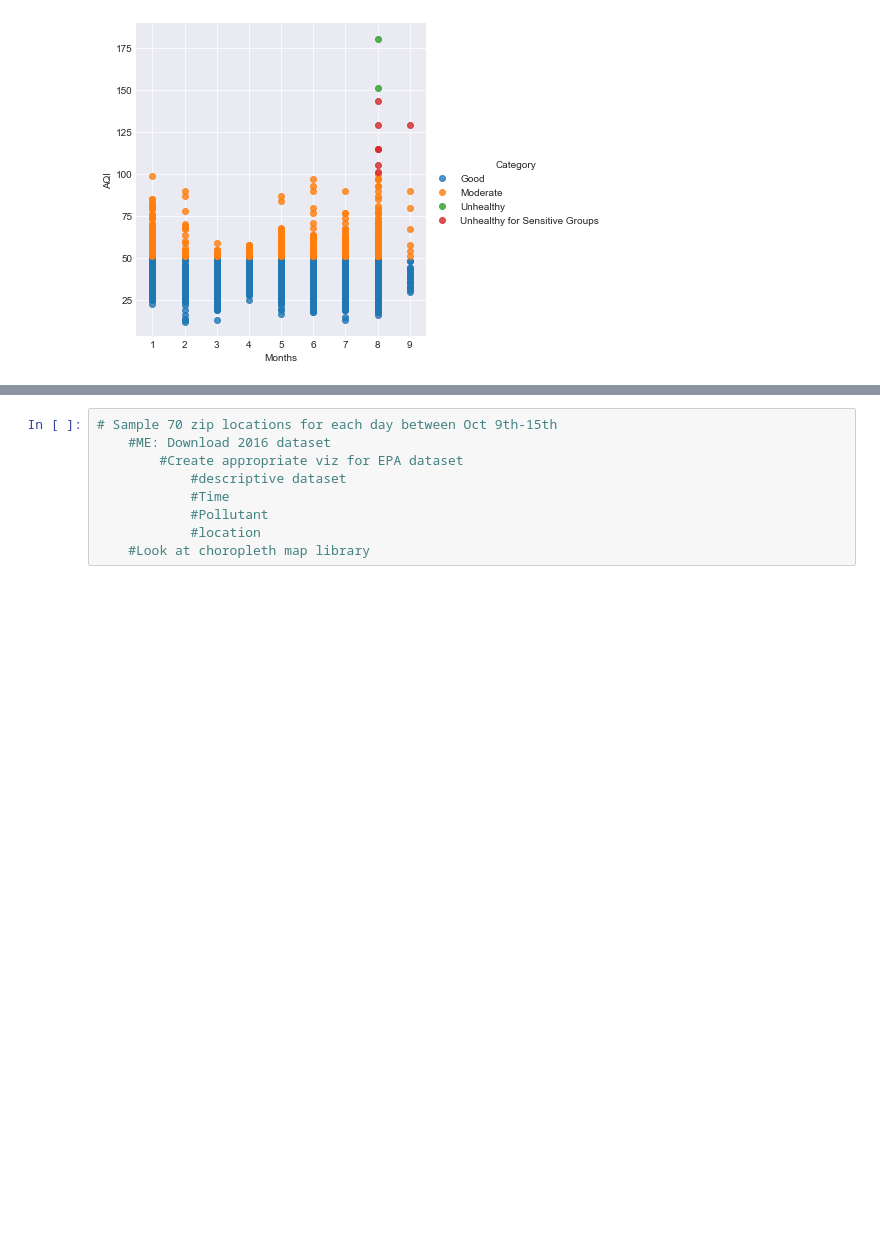
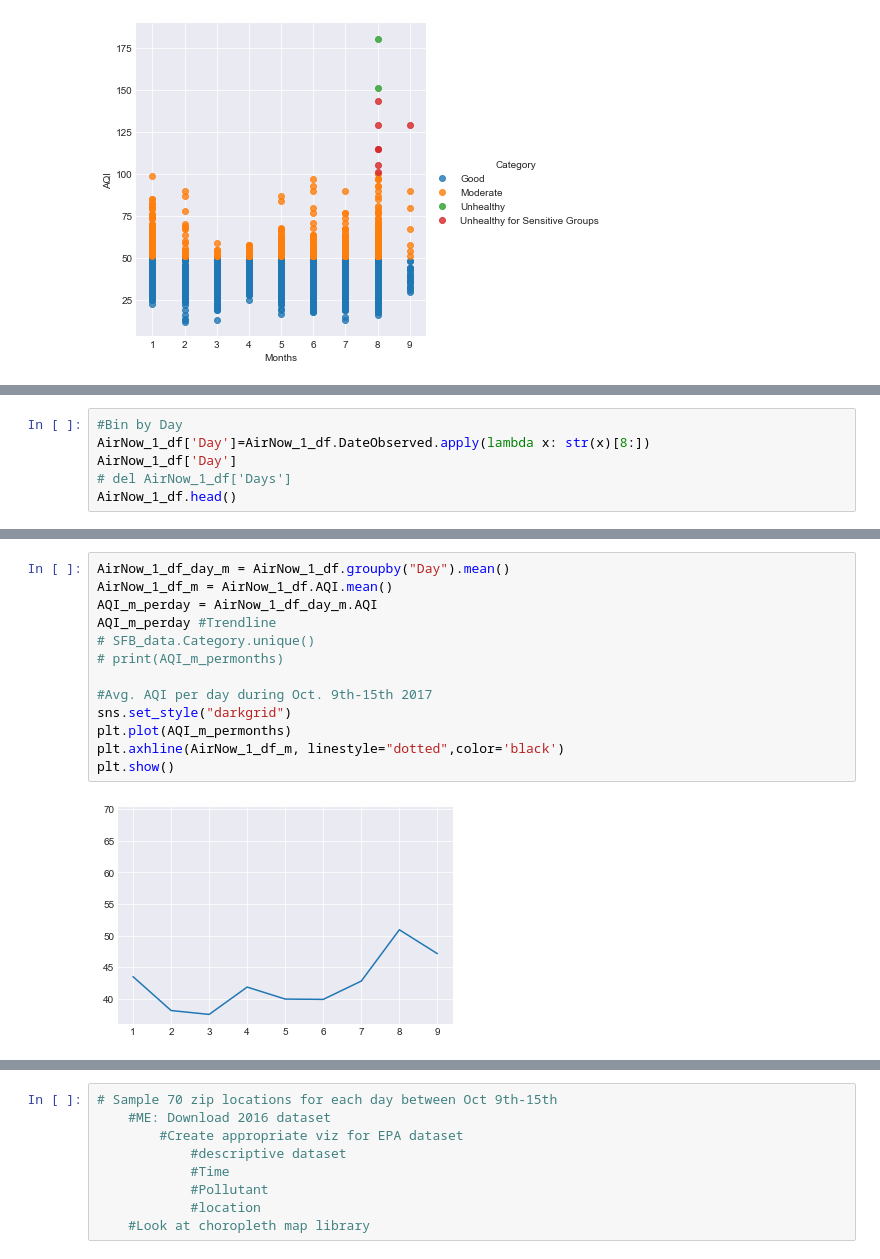
Before and after one commit to HP-Nunes/airQualityInTheBayArea_October2017, a Jupyter notebook: Hadrien_Brainstorming/Test_Dashboard Format.ipynb, the cells around one changed output, grey strips where cells are left out. Cells and saved outputs as stored; diff of their text form; blank space fills up the shorter version.

```diff
--- a/Hadrien_Brainstorming/Test_Dashboard Format.ipynb
+++ b/Hadrien_Brainstorming/Test_Dashboard Format.ipynb
@@ -423,0 +416,6 @@ Name: ZIP, Length: 70, dtype: int64
+# %%
+#Bin by Day
+AirNow_1_df['Day']=AirNow_1_df.DateObserved.apply(lambda x: str(x)[8:])
+AirNow_1_df['Day']
+# del AirNow_1_df['Days']
+AirNow_1_df.head()
@@ -423,0 +429,15 @@ Name: ZIP, Length: 70, dtype: int64
+# %%
+AirNow_1_df_day_m = AirNow_1_df.groupby("Day").mean()
+AirNow_1_df_m = AirNow_1_df.AQI.mean()
+AQI_m_perday = AirNow_1_df_day_m.AQI
+AQI_m_perday #Trendline
+# SFB_data.Category.unique()
+# print(AQI_m_permonths)
+
+#Avg. AQI per day during Oct. 9th-15th 2017
+sns.set_style("darkgrid")
+plt.plot(AQI_m_permonths)
+plt.axhline(AirNow_1_df_m, linestyle="dotted",color='black')
+plt.show()
+# %% [output]
+[figure, added]
```
Also changed, not shown: parts of 19 cells of this notebook, 7 other files.
